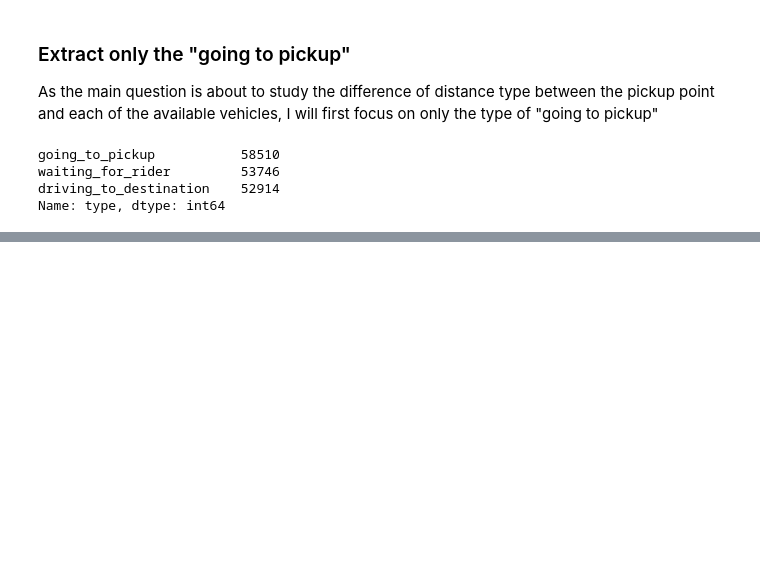
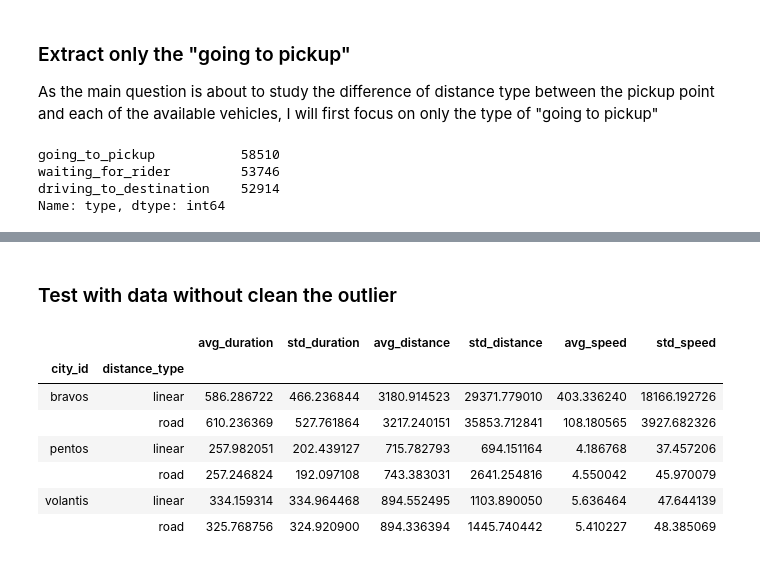
Before and after one commit to ta-data-bcn/technical-interview, a Jupyter notebook: Technical_Interview_Chao.ipynb, the cells around one changed output, grey strips where cells are left out. Cells and saved outputs as stored; diff of their text form; code cells hidden in the pictures; blank space fills up the shorter version.

```diff
--- a/Technical_Interview_Chao.ipynb
+++ b/Technical_Interview_Chao.ipynb
@@ -244,0 +297,18 @@ df_pickup["duration"] = df_pickup["duration"].astype("int")
+# %% [markdown]
+### Test with data without clean the outlier
+# %%
+df_pickup_no_zero.groupby(["city_id", "distance_type"]).agg(avg_duration = ("duration", "mean"),
+                                                            std_duration = ("duration", np.std),
+                                                            avg_distance = ("distance", "mean"),
+                                                            std_distance = ("distance", np.std),
+                                                            avg_speed = ("speed", "mean"),
+                                                            std_speed = ("speed", np.std))
+# %% [output]
+|  |  | avg_duration | std_duration | avg_distance | std_distance | avg_speed | std_speed |
+| city_id | distance_type |  |  |  |  |  |  |
+| bravos | linear | 586.286722 | 466.236844 | 3180.914523 | 29371.779010 | 403.336240 | 18166.192726 |
+|  | road | 610.236369 | 527.761864 | 3217.240151 | 35853.712841 | 108.180565 | 3927.682326 |
+| pentos | linear | 257.982051 | 202.439127 | 715.782793 | 694.151164 | 4.186768 | 37.457206 |
+|  | road | 257.246824 | 192.097108 | 743.383031 | 2641.254816 | 4.550042 | 45.970079 |
+| volantis | linear | 334.159314 | 334.964468 | 894.552495 | 1103.890050 | 5.636464 | 47.644139 |
+|  | road | 325.768756 | 324.920900 | 894.336394 | 1445.740442 | 5.410227 | 48.385069 |
```
Also changed, not shown: parts of 45 cells of this notebook.
